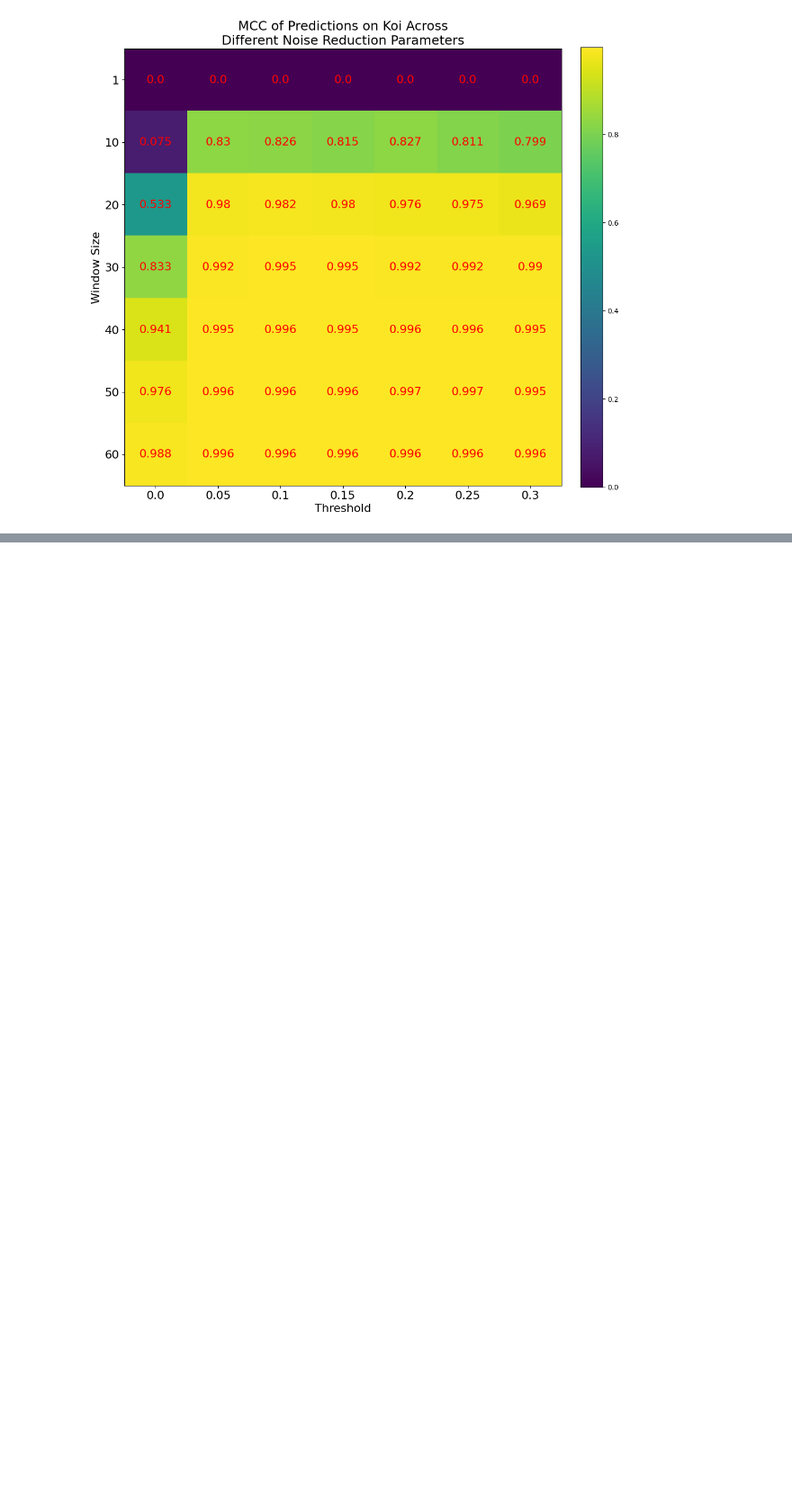
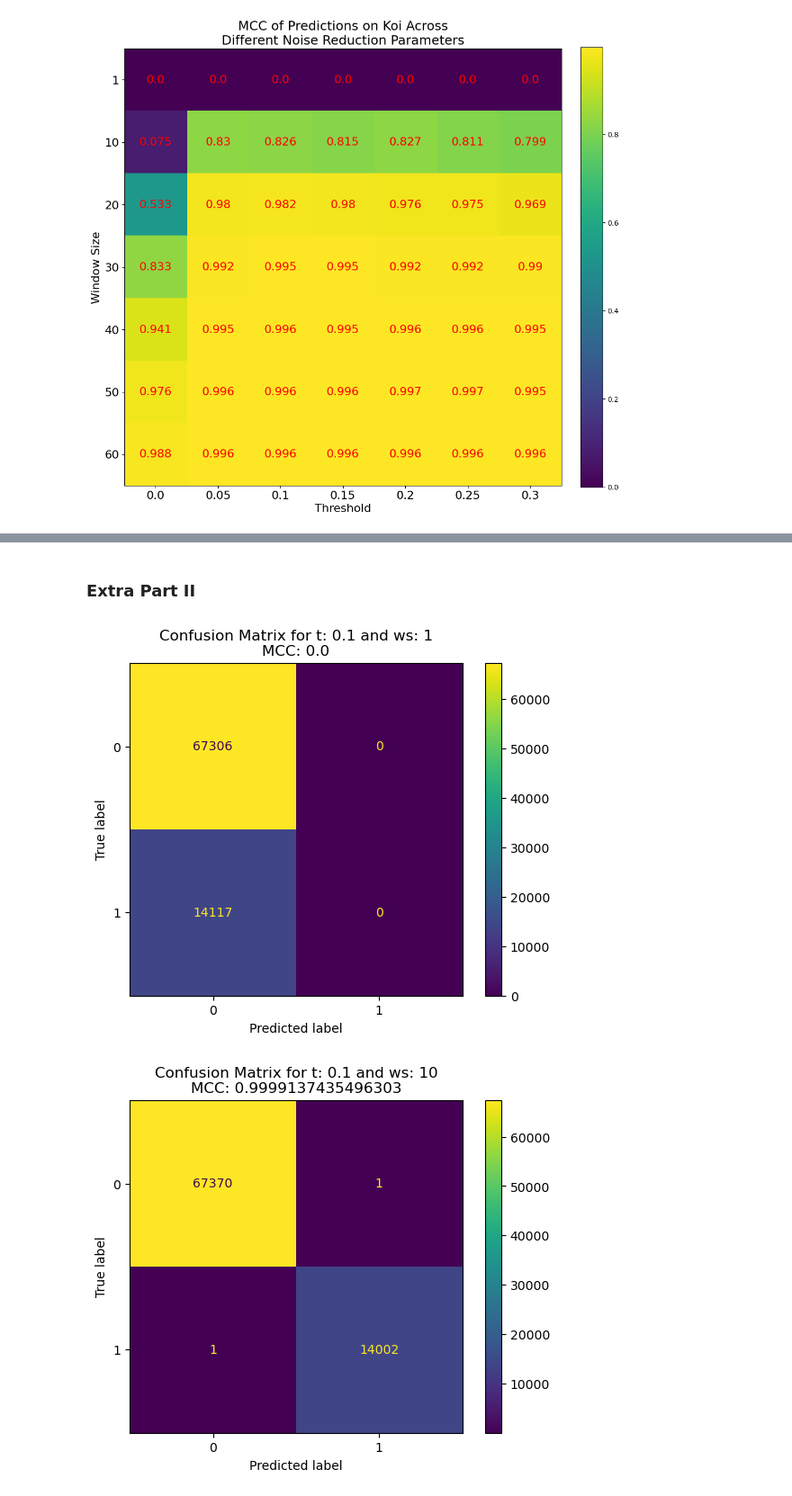
Before and after one commit to russell-ykh/monke, a Jupyter notebook: c7assify.ipynb, the cells around one changed output, grey strips where cells are left out. Shown at 90% size. Drawn from its saved outputs; the diff is of its cells as text; code cells hidden in the pictures; blank space fills up the shorter version.

```diff
--- a/c7assify.ipynb
+++ b/c7assify.ipynb
@@ -319,0 +352,27 @@ plt.show()
+# %% [markdown]
+### Extra Part II
+# %%
+ws = [1, 10, 20]
+
+results_7ex2 = {}
+truth_7ex2 = {}
+
+for w in ws:
+    process = lambda x : mf.changes_in_changes(mf.vel(x), w, 0.1)
+    pro_data, pro_labels = mc.process_data(pose_data_koi, labels_koi, process)
+    training_data, _, training_labels, _ = mc.prep_train_test_data(pro_data, pro_labels, names_koi)
+    clf = RandomForestClassifier(class_weight="balanced")
+    clf.fit(training_data, training_labels)
+
+    truth_7ex2[w] = training_labels
+
+    results_7ex2[w] = mc.test_classify(clf, training_data, training_labels)
+# %%
+for w in ws:
+    cmd = ConfusionMatrixDisplay.from_predictions(truth_7ex2[w], results_7ex2[w]["predictions"])
+    cmd.ax_.set_title(f"Confusion Matrix for t: 0.1 and ws: {w}\nMCC: {results_7ex2[w]['mcc']}")
+
+plt.show()
+# %% [output]
+[figure, added]
+[figure, added]
```
Also changed, not shown: parts of 21 cells of this notebook, 21 other files.
